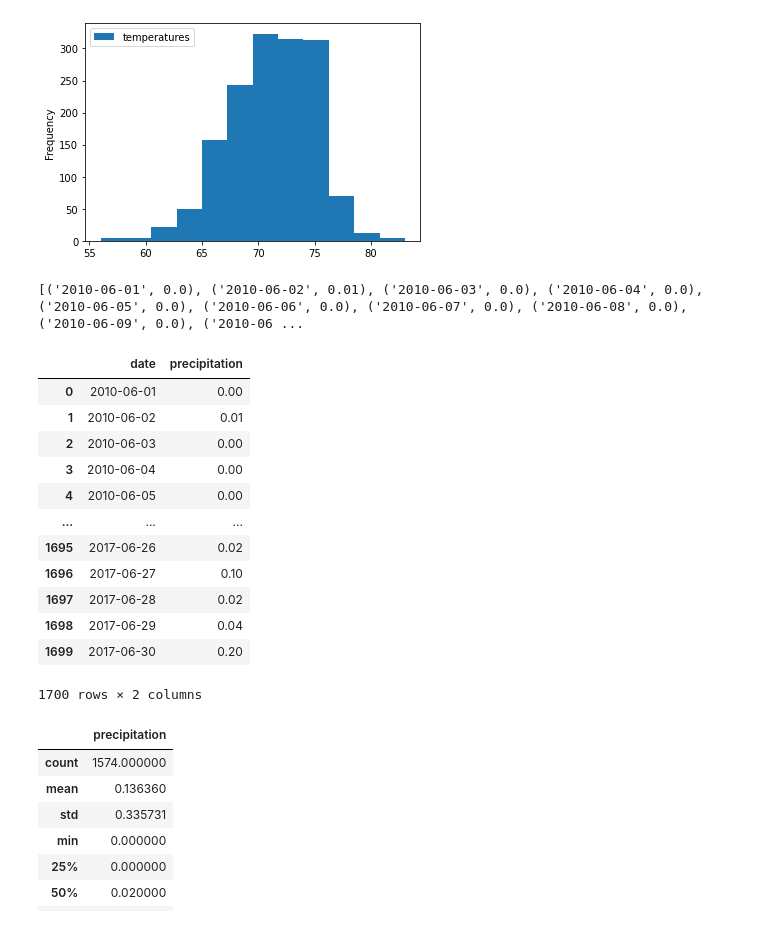
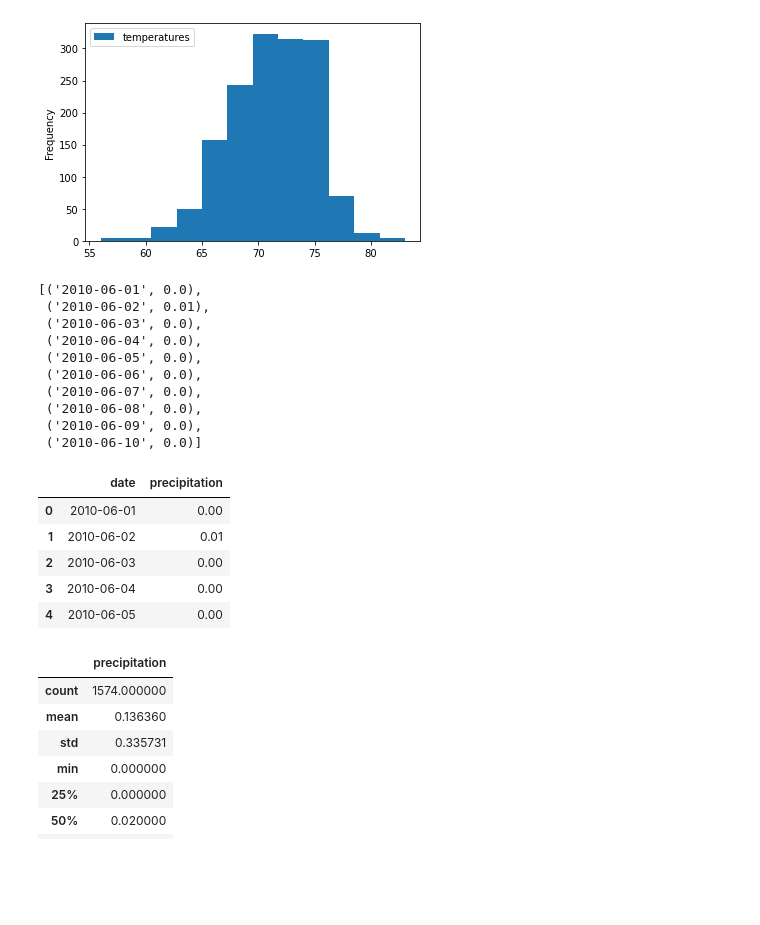
Before and after one commit to Terez18/surfs_up, a Jupyter notebook: Challenge_week_9/SurfsUp_Challenge.ipynb, the cells around one changed output. Cells and saved outputs as stored; diff of their text form; code cells hidden in the pictures; blank space fills up the shorter version.

Commit message:
shortned printed data

```diff
--- a/Challenge_week_9/SurfsUp_Challenge.ipynb
+++ b/Challenge_week_9/SurfsUp_Challenge.ipynb
@@ -181,26 +153,28 @@ df_12.plot.hist(bins=12)
 # %%
 # amount of rain in June
 results_prcp_6 = session.query(Measurement.date, Measurement.prcp).filter(extract('month', Measurement.date)==6).all()
-print(results_prcp_6)
+results_prcp_6[:10]
 # %% [output]
-[('2010-06-01', 0.0), ('2010-06-02', 0.01), ('2010-06-03', 0.0), ('2010-06-04', 0.0), ('2010-06-05', 0.0), ('2010-06-06', 0.0), ('2010-06-07', 0.0), ('2010-06-08', 0.0), ('2010-06-09', 0.0), ('2010-06 ...
+[('2010-06-01', 0.0),
+ ('2010-06-02', 0.01),
+ ('2010-06-03', 0.0),
+ ('2010-06-04', 0.0),
+ ('2010-06-05', 0.0),
+ ('2010-06-06', 0.0),
+ ('2010-06-07', 0.0),
+ ('2010-06-08', 0.0),
+ ('2010-06-09', 0.0),
+ ('2010-06-10', 0.0)]
 # %%
 df_prcp_6 = pd.DataFrame(results_prcp_6, columns=['date', 'precipitation'])
-df_prcp_6
+df_prcp_6.head()
 # %% [output]
 |  | date | precipitation |
 | 0 | 2010-06-01 | 0.00 |
 | 1 | 2010-06-02 | 0.01 |
 | 2 | 2010-06-03 | 0.00 |
 | 3 | 2010-06-04 | 0.00 |
 | 4 | 2010-06-05 | 0.00 |
-| ... | ... | ... |
-| 1695 | 2017-06-26 | 0.02 |
-| 1696 | 2017-06-27 | 0.10 |
-| 1697 | 2017-06-28 | 0.02 |
-| 1698 | 2017-06-29 | 0.04 |
-| 1699 | 2017-06-30 | 0.20 |
-1700 rows × 2 columns
 # %%
 df_prcp_6.describe()
 # %% [output]
```
Also changed, not shown: parts of 8 cells of this notebook.
